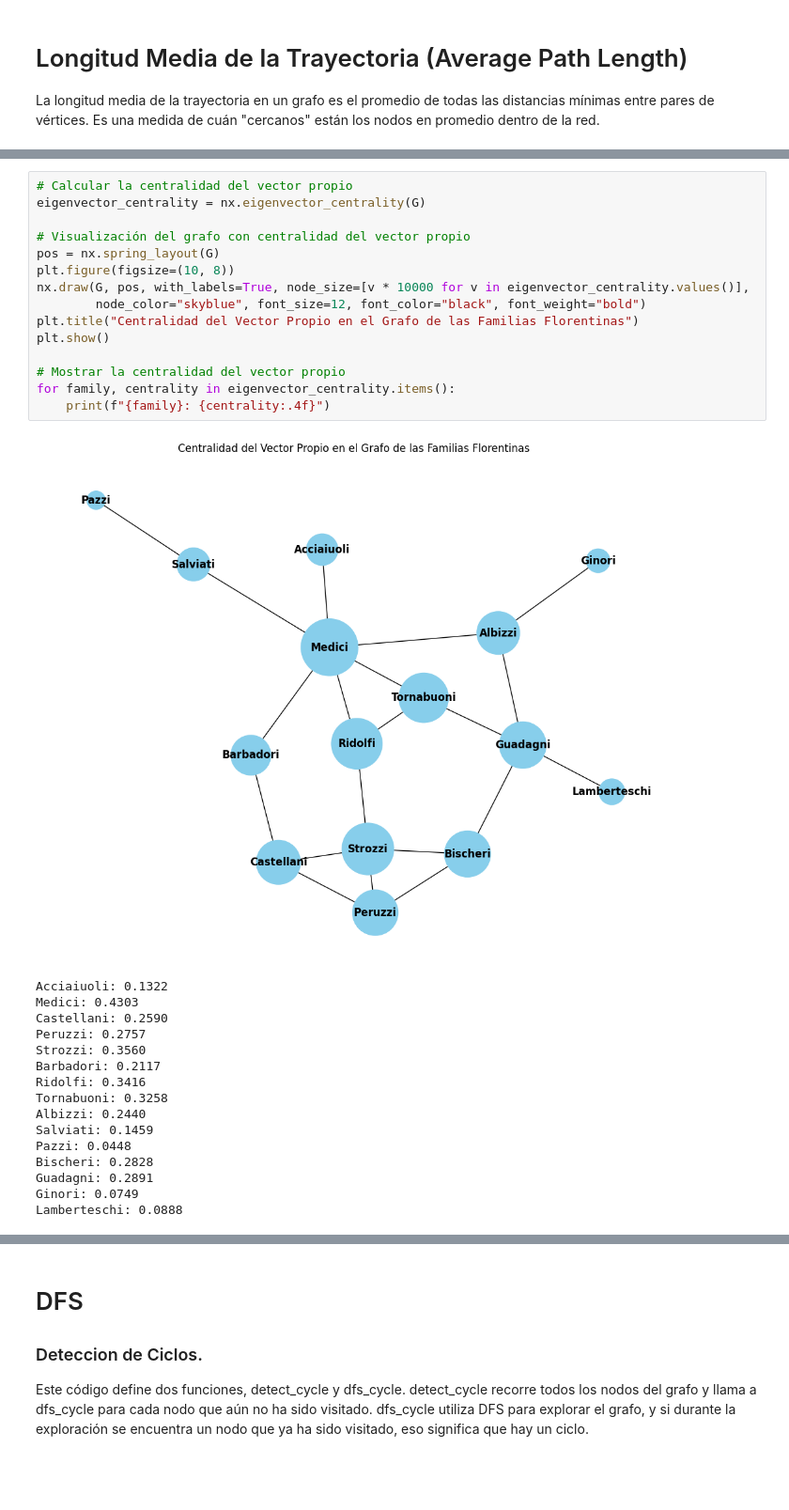
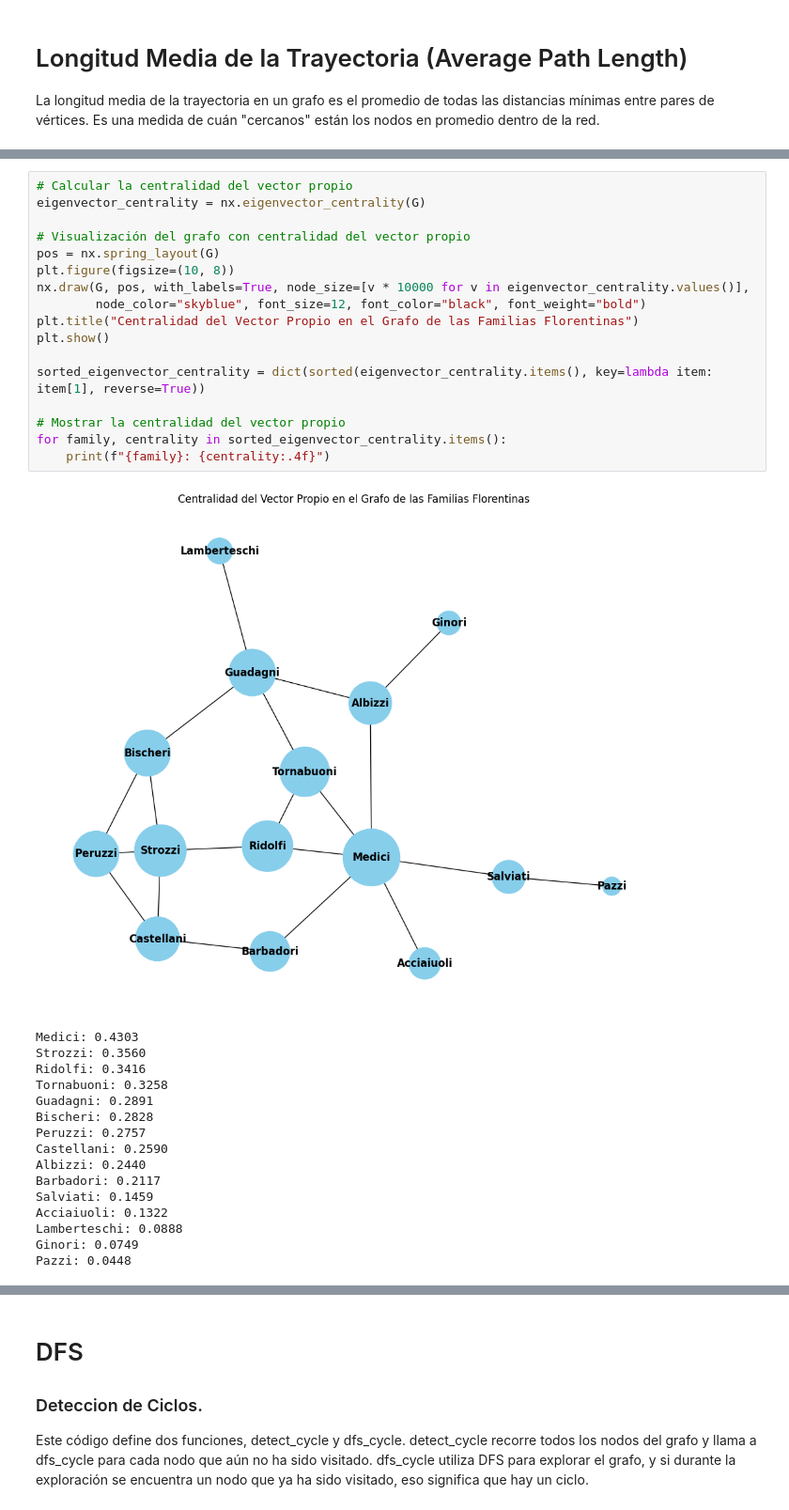
Before and after one commit to sharop/TallerGrafos24, a Jupyter notebook: Clase_2_Grafos.ipynb, the cells around one changed output, grey strips where cells are left out. Shown at 94% size. Drawn from its saved outputs; the diff is of its cells as text; blank space fills up the shorter version.

```diff
--- a/Clase_2_Grafos.ipynb
+++ b/Clase_2_Grafos.ipynb
@@ -197,32 +204,34 @@ Lamberteschi: 0.0714
 # %%
 # Calcular la centralidad del vector propio
 eigenvector_centrality = nx.eigenvector_centrality(G)
 
 # Visualización del grafo con centralidad del vector propio
 pos = nx.spring_layout(G)
 plt.figure(figsize=(10, 8))
 nx.draw(G, pos, with_labels=True, node_size=[v * 10000 for v in eigenvector_centrality.values()],
         node_color="skyblue", font_size=12, font_color="black", font_weight="bold")
 plt.title("Centralidad del Vector Propio en el Grafo de las Familias Florentinas")
 plt.show()
 
+sorted_eigenvector_centrality = dict(sorted(eigenvector_centrality.items(), key=lambda item: item[1], reverse=True))
+
 # Mostrar la centralidad del vector propio
-for family, centrality in eigenvector_centrality.items():
+for family, centrality in sorted_eigenvector_centrality.items():
     print(f"{family}: {centrality:.4f}")
 # %% [output]
-[figure, old version]
+[figure, new version]
-Acciaiuoli: 0.1322
 Medici: 0.4303
-Castellani: 0.2590
-Peruzzi: 0.2757
 Strozzi: 0.3560
-Barbadori: 0.2117
 Ridolfi: 0.3416
 Tornabuoni: 0.3258
+Guadagni: 0.2891
+Bischeri: 0.2828
+Peruzzi: 0.2757
+Castellani: 0.2590
 Albizzi: 0.2440
+Barbadori: 0.2117
 Salviati: 0.1459
+Acciaiuoli: 0.1322
+Lamberteschi: 0.0888
+Ginori: 0.0749
 Pazzi: 0.0448
-Bischeri: 0.2828
-Guadagni: 0.2891
-Ginori: 0.0749
-Lamberteschi: 0.0888
```
Also changed, not shown: parts of 13 cells of this notebook.
